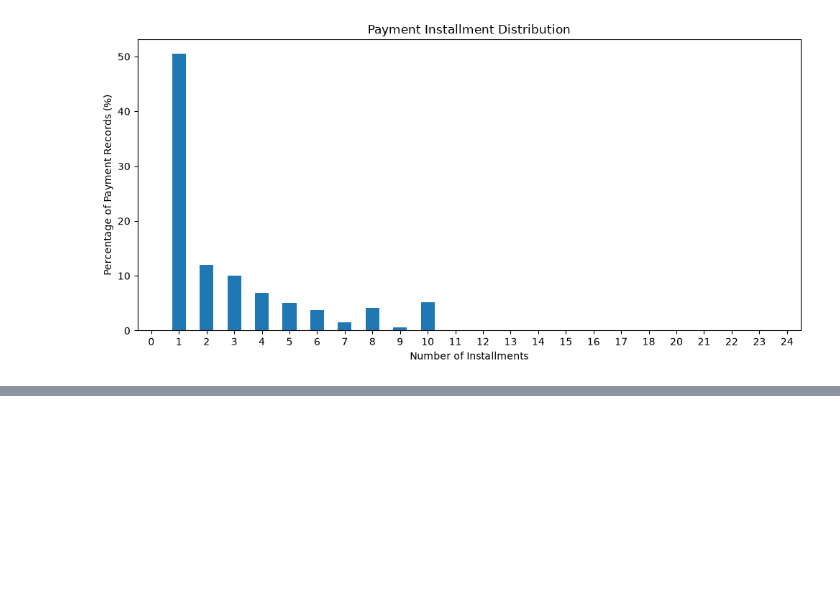
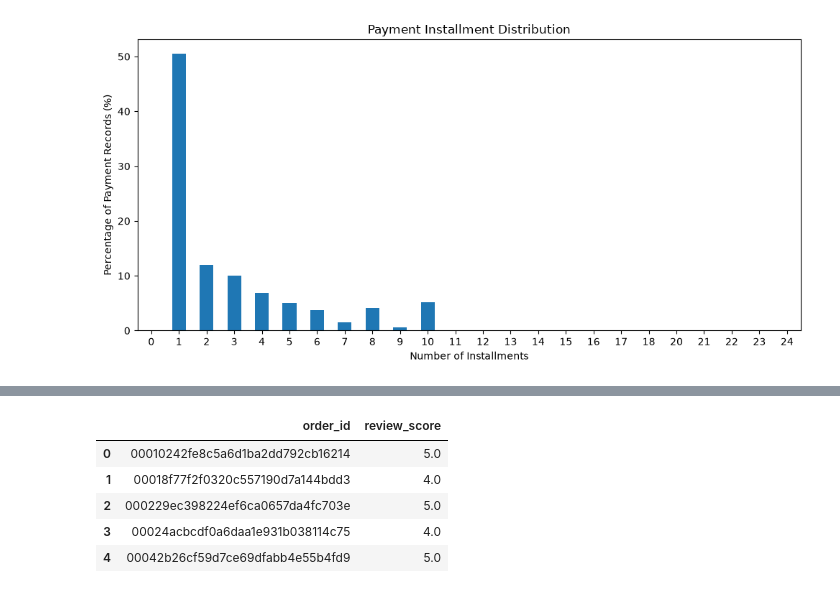
Before and after one commit to PoojaMandal7355/olist-ecommerce-analytics, a Jupyter notebook: notebooks/01_olist_eda.ipynb, the cells around one changed output, grey strips where cells are left out. Cells and saved outputs as stored; diff of their text form; code cells hidden in the pictures; blank space fills up the shorter version.

```diff
--- a/notebooks/01_olist_eda.ipynb
+++ b/notebooks/01_olist_eda.ipynb
@@ -715,0 +799,15 @@ plt.show()
+# %%
+review_score_by_order = (
+    reviews.groupby("order_id")["review_score"]
+    .mean()
+    .reset_index()
+)
+
+review_score_by_order.head()
+# %% [output]
+|  | order_id | review_score |
+| 0 | 00010242fe8c5a6d1ba2dd792cb16214 | 5.0 |
+| 1 | 00018f77f2f0320c557190d7a144bdd3 | 4.0 |
+| 2 | 000229ec398224ef6ca0657da4fc703e | 5.0 |
+| 3 | 00024acbcdf0a6daa1e931b038114c75 | 4.0 |
+| 4 | 00042b26cf59d7ce69dfabb4e55b4fd9 | 5.0 |
```
Also changed, not shown: parts of 13 cells of this notebook.
